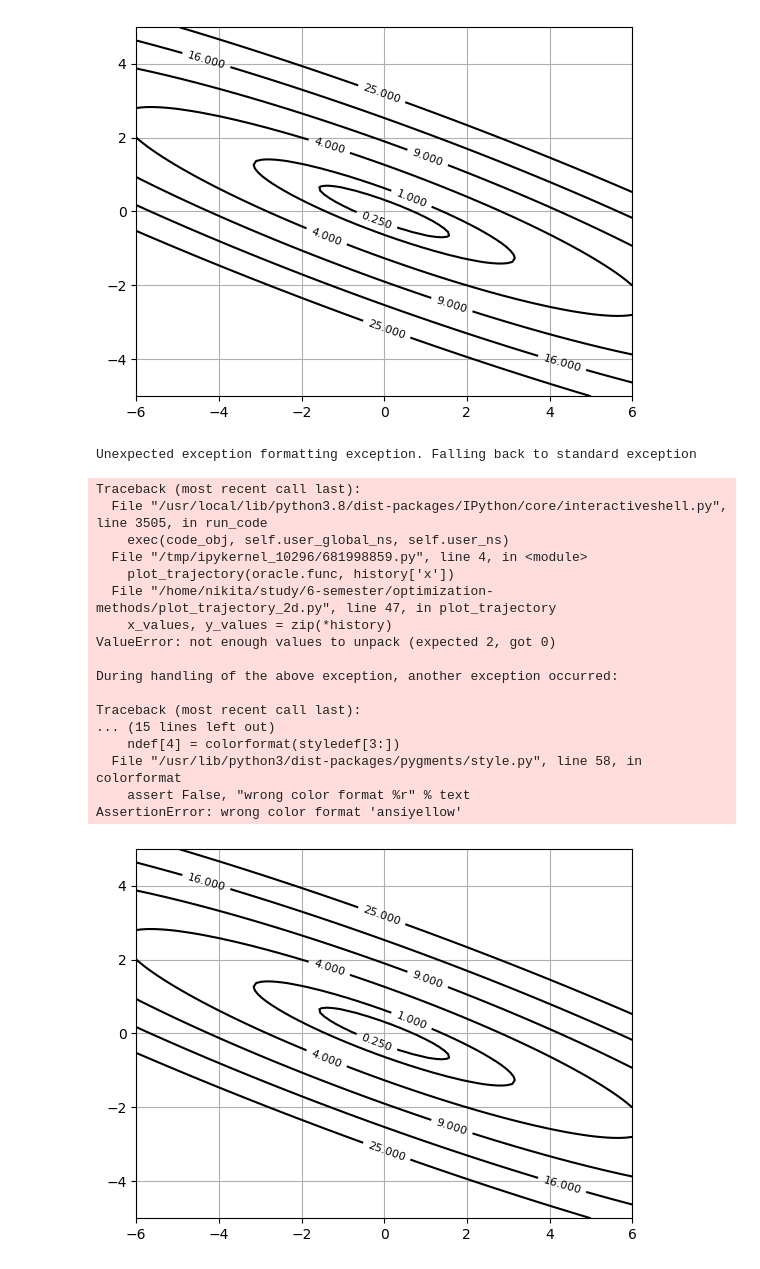
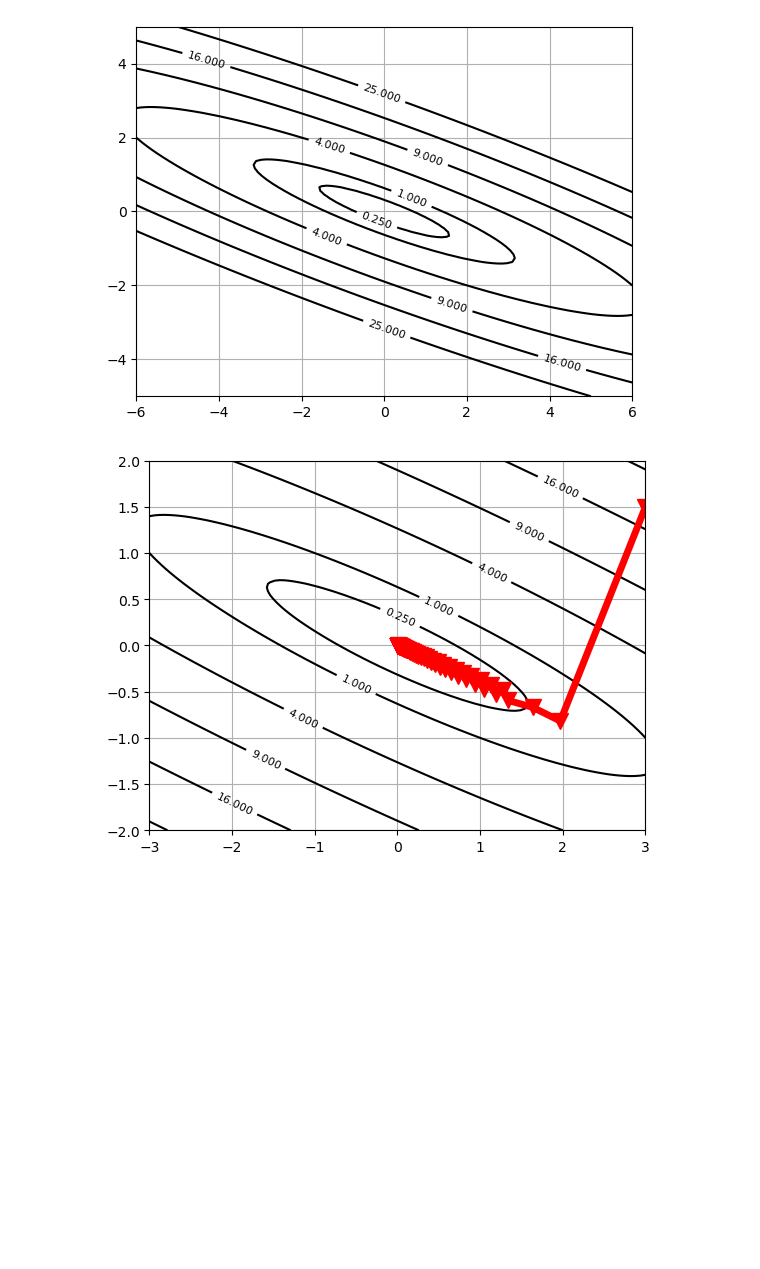
Before and after one commit to DenisovNikita/optimization-methods, a Jupyter notebook: test.ipynb, the cells around one changed output. Drawn from its saved outputs; the diff is of its cells as text; code cells hidden in the pictures; blank space fills up the shorter version.

Commit message:
Add Armijo gradient descent visualisation

```diff
--- a/test.ipynb
+++ b/test.ipynb
@@ -27,25 +27,7 @@ plot_levels(oracle.func)
 # %%
 oracle = QuadraticOracle(np.array([[1.0, 2.0], [2.0, 5.0]]), np.zeros(2))
 [x_star, msg, history] = gradient_descent(oracle, np.array([3.0, 1.5]), trace=True)
-plot_levels(oracle.func)
+plot_levels(oracle.func, xrange=[-3, 3], yrange=[-2, 2])
 plot_trajectory(oracle.func, history['x'])
 # %% [output]
-Unexpected exception formatting exception. Falling back to standard exception
-Traceback (most recent call last):
-  File "/usr/local/lib/python3.8/dist-packages/IPython/core/interactiveshell.py", line 3505, in run_code
-    exec(code_obj, self.user_global_ns, self.user_ns)
-  File "/tmp/ipykernel_10296/681998859.py", line 4, in <module>
-    plot_trajectory(oracle.func, history['x'])
-  File "/home/nikita/study/6-semester/optimization-methods/plot_trajectory_2d.py", line 47, in plot_trajectory
-    x_values, y_values = zip(*history)
-ValueError: not enough values to unpack (expected 2, got 0)
-
-During handling of the above exception, another exception occurred:
-
-Traceback (most recent call last):
-... (15 lines left out)
-    ndef[4] = colorformat(styledef[3:])
-  File "/usr/lib/python3/dist-packages/pygments/style.py", line 58, in colorformat
-    assert False, "wrong color format %r" % text
-AssertionError: wrong color format 'ansiyellow'
-[figure, old version]
+[figure, new version]
```
